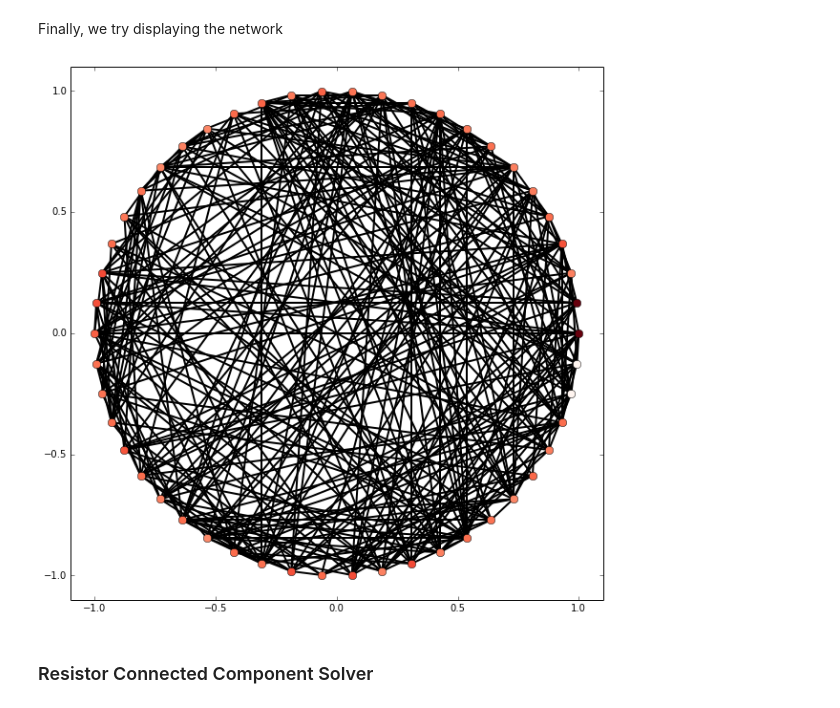
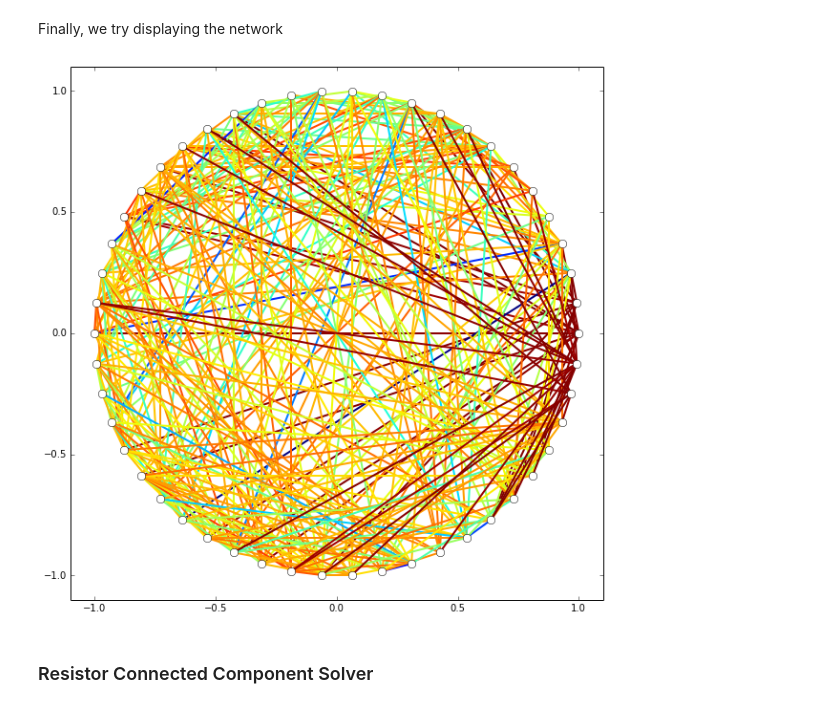
Before and after one commit to forrestsheldon/memNets, a Jupyter notebook: Resistor_Networks_V2.ipynb, the cells around one changed output. Cells and saved outputs as stored; diff of their text form; code cells hidden in the pictures.

```diff
--- a/Resistor_Networks_V2.ipynb
+++ b/Resistor_Networks_V2.ipynb
@@ -341,9 +402,9 @@ Rnet.conductivity()
 Finally, we try displaying the network
 # %%
 fig, ax = plt.subplots(figsize=(10, 10))
-Rnet.display_ring(ax, 'voltage', nodesize=8)
+Rnet.display_ring(ax, 'log_voltage_drop', nodesize=8)
 # %% [output]
-[figure, old version]
+[figure, new version]
 # %% [markdown]
 ### Resistor Connected Component Solver
 # %% [markdown]
```
Also changed, not shown: parts of 20 cells of this notebook.
